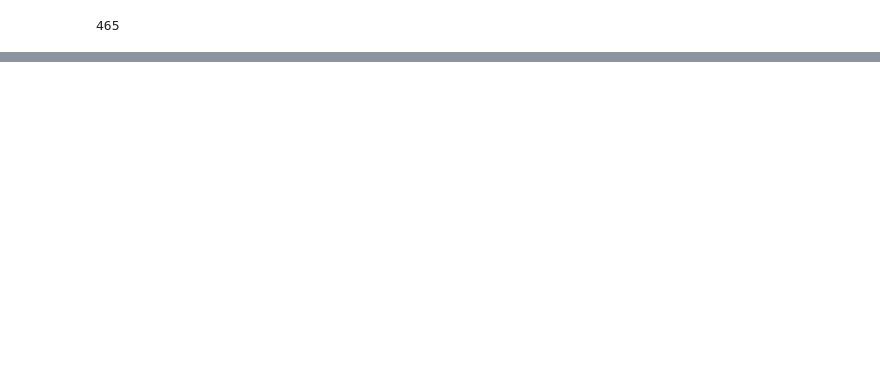
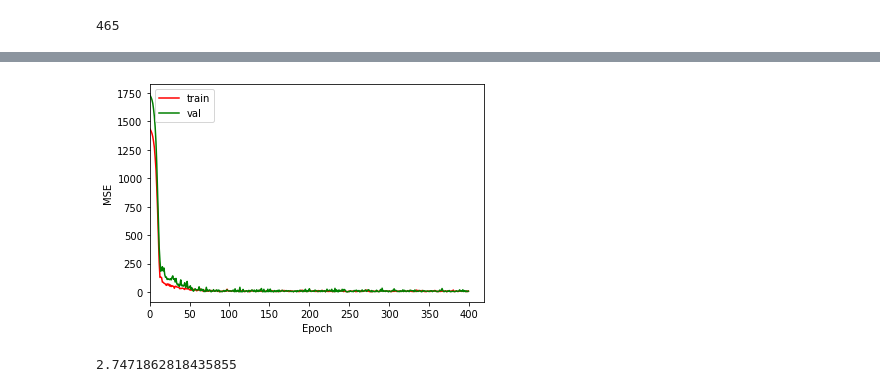
Before and after one commit to igomezv/neuralCosmoReconstruction, a Jupyter notebook: notebooks/binned_JLA_ANN.ipynb, the cells around one changed output, grey strips where cells are left out. Drawn from its saved outputs; the diff is of its cells as text; code cells hidden in the pictures; blank space fills up the shorter version.

```diff
--- a/notebooks/binned_JLA_ANN.ipynb
+++ b/notebooks/binned_JLA_ANN.ipynb
@@ -533,0 +686,19 @@ sns.pairplot(fake_datadf, diag_kind="kde")
+# %%
+def model2_dropout(input_z):
+    efirst = Dense(50, activation='relu', input_shape=(1,))(input_z)
+    x = MCDropout(0.02)(efirst)
+    x = Dense(50, activation='relu')(x)
+    x = MCDropout(0.02)(x)
+    x = Dense(50, activation='relu')(x)
+    x = MCDropout(0.02)(x)
+    x = Dense(30, activation='relu')(x)
+    x = MCDropout(0.02)(x)
+    elast = Dense(1, activation='linear')(x)
+    return elast
+
+batch_size = 4
+epochs = 400
+input_z = Input(shape = (1,))
+neural_model2 = Model(input_z, model2_dropout(input_z))
+neural_model2.compile(loss='mean_squared_error', optimizer = "adam")
+neural_model2.summary()
@@ -533,0 +723,4 @@ sns.pairplot(fake_datadf, diag_kind="kde")
+# %%
+model2_train = neural_model2.fit(z_train, dl_train, batch_size=batch_size,
+                                    epochs=epochs,verbose=1,
+                                    validation_data=(z_test, dl_test))
@@ -533,0 +761,15 @@ sns.pairplot(fake_datadf, diag_kind="kde")
+# %%
+plt.plot(model2_train.history['loss'], color='r', )
+plt.plot(model2_train.history['val_loss'], color='g')
+plt.ylabel('MSE')
+plt.xlabel('Epoch')
+# plt.xscale('log')
+plt.xlim(0)
+plt.legend(['train', 'val'], loc='upper left')
+plt.savefig('loss_dropoutJLA.png', dpi=100)
+# %% [output]
+[figure, added]
+# %%
+np.mean(std_mc_dropout)
+# %% [output]
+2.7471862818435855
```
Also changed, not shown: parts of 40 cells of this notebook.
